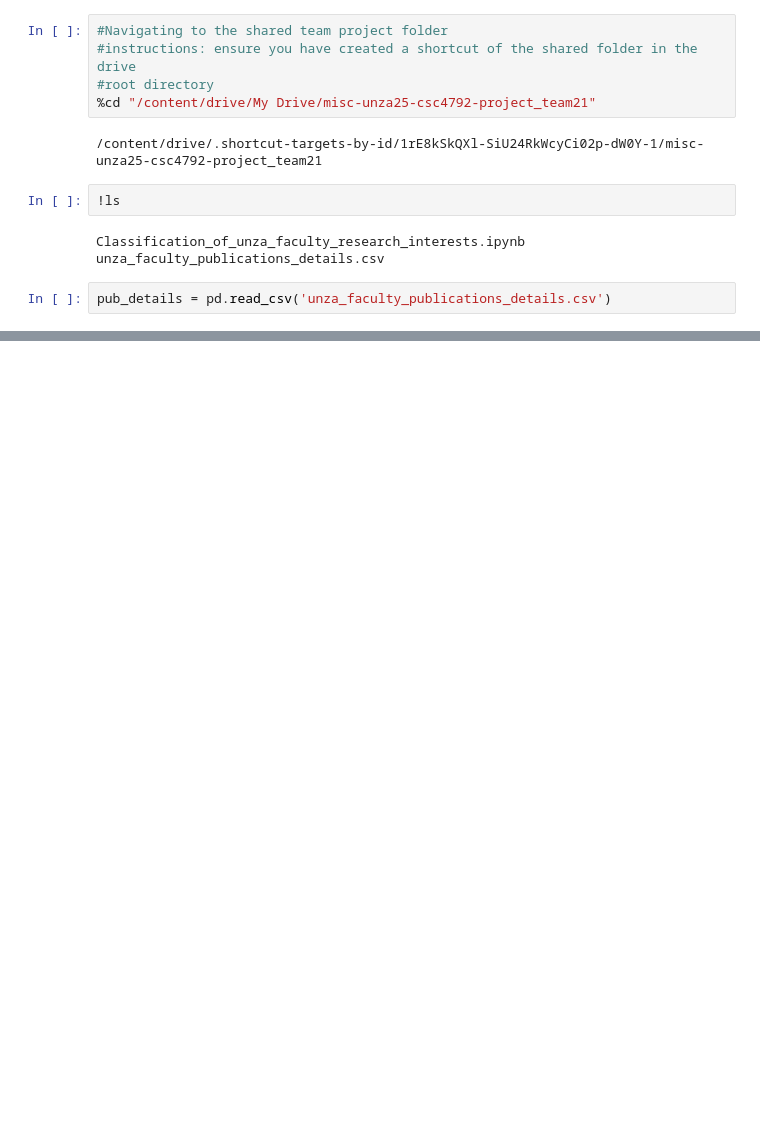
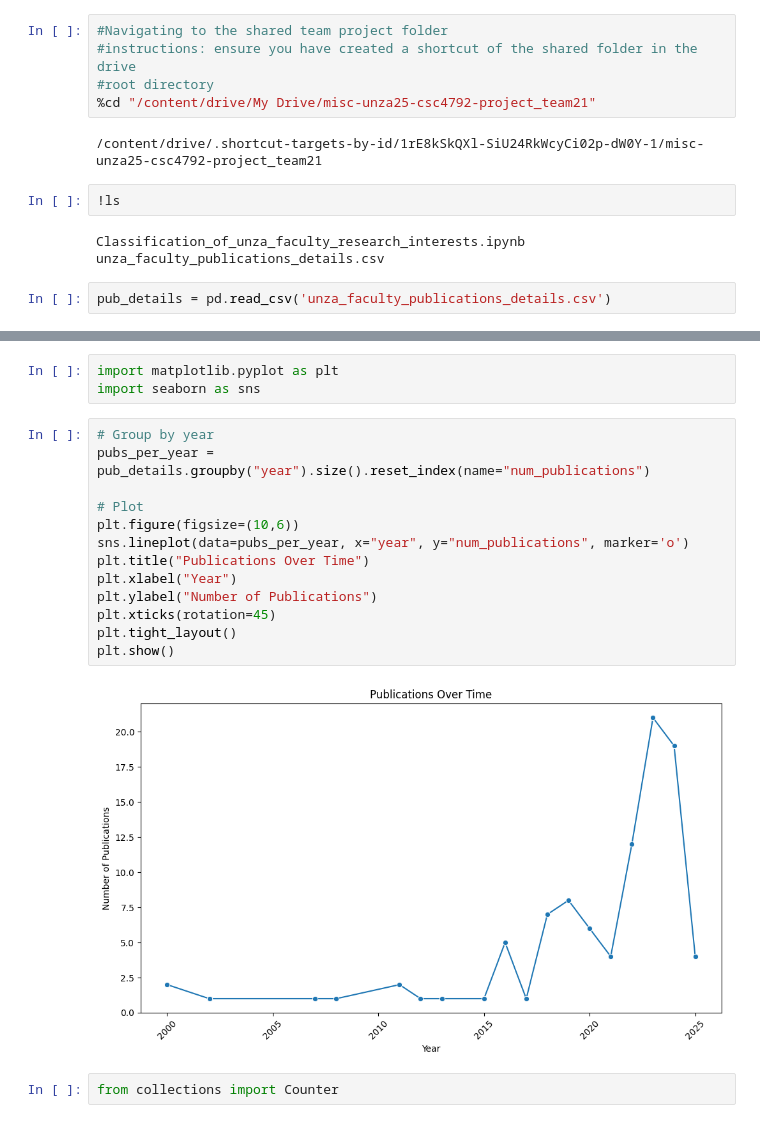
Before and after one commit to FestuMiles/classification-model-unza-publications, a Jupyter notebook: Classification_of_unza_faculty_research_interests.ipynb, the cells around one changed output, grey strips where cells are left out. Drawn from its saved outputs; the diff is of its cells as text; blank space fills up the shorter version.

```diff
--- a/Classification_of_unza_faculty_research_interests.ipynb
+++ b/Classification_of_unza_faculty_research_interests.ipynb
@@ -60,0 +123,20 @@ pub_details.head()
+# %%
+import matplotlib.pyplot as plt
+import seaborn as sns
+# %%
+# Group by year
+pubs_per_year = pub_details.groupby("year").size().reset_index(name="num_publications")
+
+# Plot
+plt.figure(figsize=(10,6))
+sns.lineplot(data=pubs_per_year, x="year", y="num_publications", marker='o')
+plt.title("Publications Over Time")
+plt.xlabel("Year")
+plt.ylabel("Number of Publications")
+plt.xticks(rotation=45)
+plt.tight_layout()
+plt.show()
+# %% [output]
+[figure, added]
+# %%
+from collections import Counter
```
Also changed, not shown: parts of 12 cells of this notebook.
